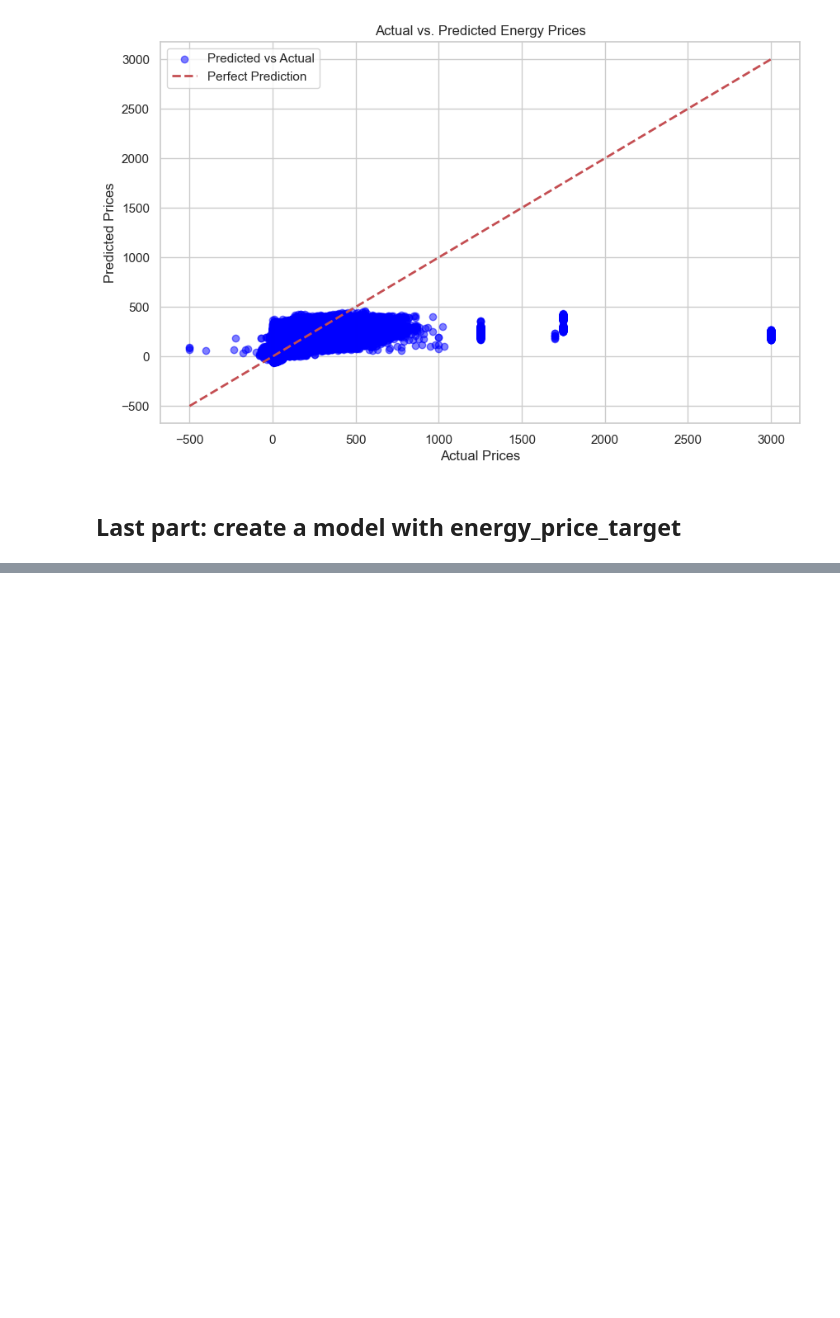
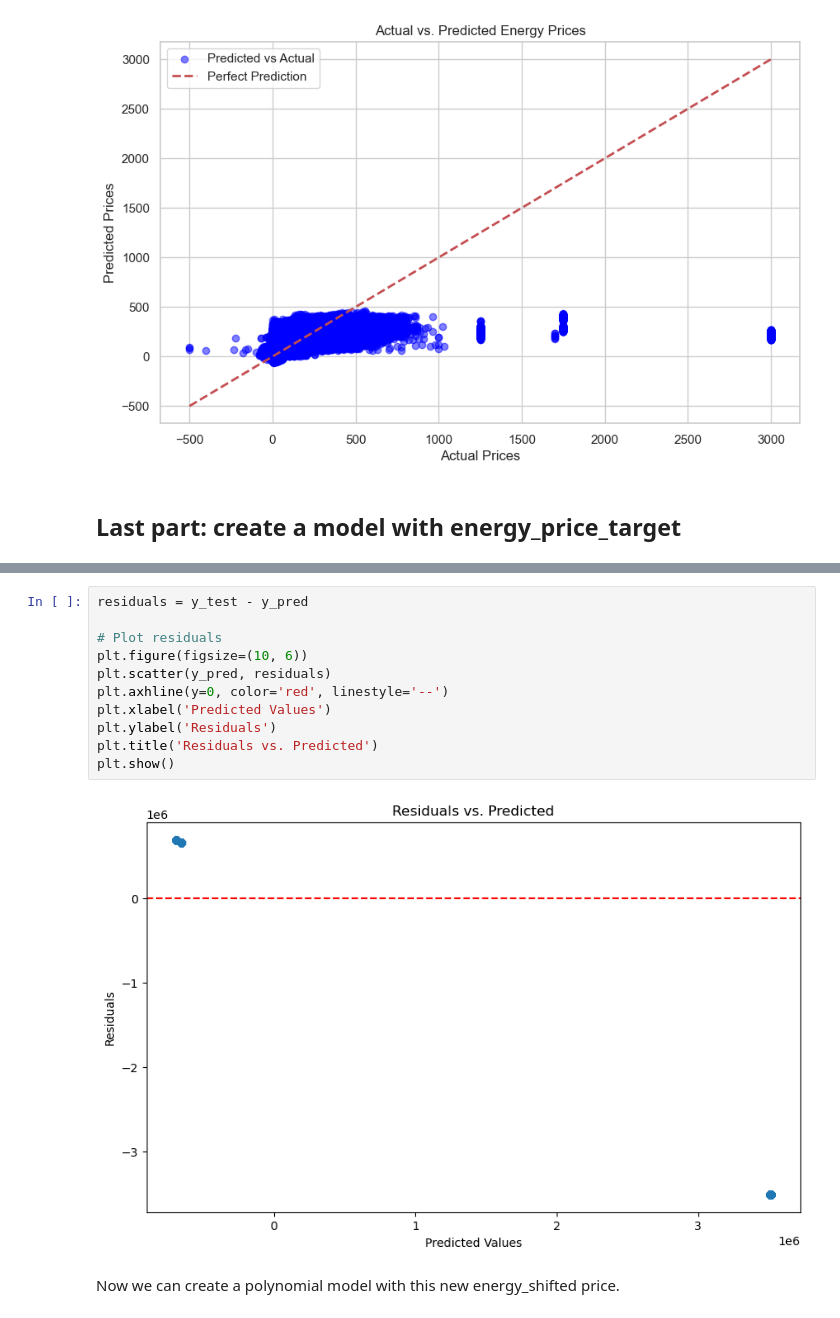
Before and after one commit to hertiemlteam/machine_learning, a Jupyter notebook: modeling_notebook.ipynb, the cells around one changed output, grey strips where cells are left out. Drawn from its saved outputs; the diff is of its cells as text; blank space fills up the shorter version.

```diff
--- a/modeling_notebook.ipynb
+++ b/modeling_notebook.ipynb
@@ -761,0 +944,15 @@ KeyError: 'energy_price_target'
+# %%
+residuals = y_test - y_pred
+
+# Plot residuals
+plt.figure(figsize=(10, 6))
+plt.scatter(y_pred, residuals)
+plt.axhline(y=0, color='red', linestyle='--')
+plt.xlabel('Predicted Values')
+plt.ylabel('Residuals')
+plt.title('Residuals vs. Predicted')
+plt.show()
+# %% [output]
+[figure, added]
+# %% [markdown]
+Now we can create a polynomial model with this new energy_shifted price.
```
Also changed, not shown: parts of 34 cells of this notebook.
